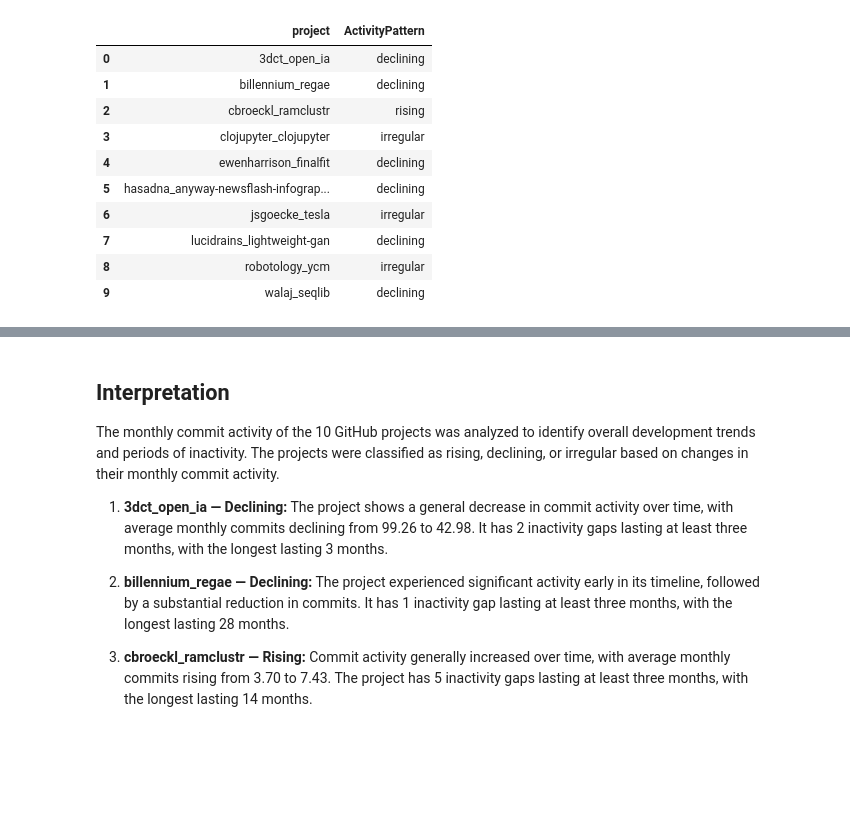
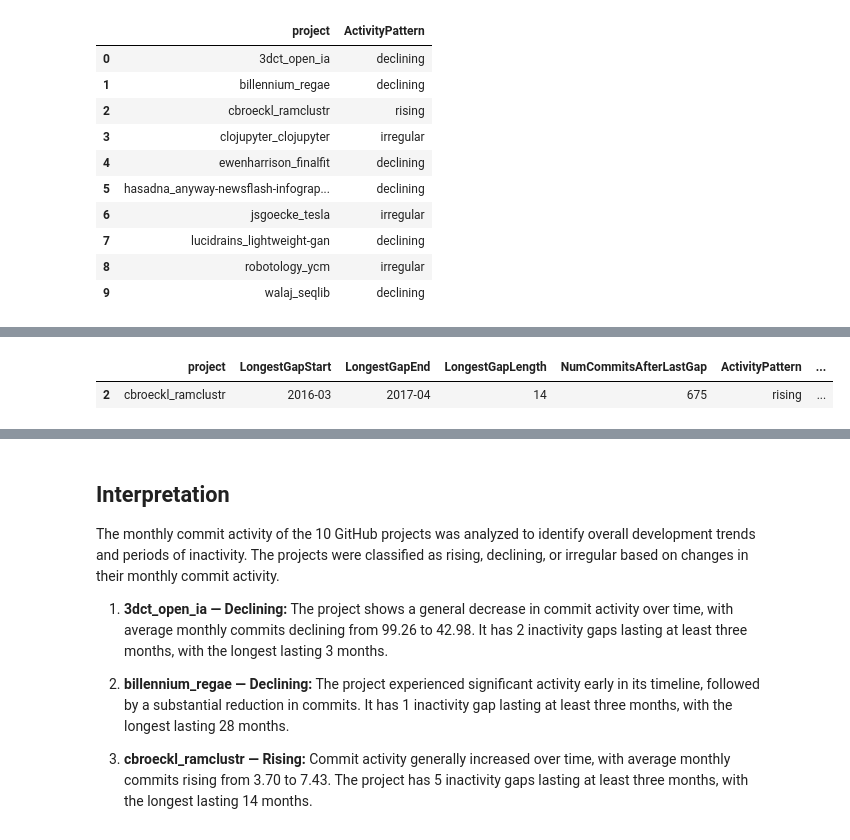
Before and after one commit to Bansari26700/MiniProject2, a Jupyter notebook: bxy539.ipynb, the cells around one changed output, grey strips where cells are left out. Cells and saved outputs as stored; diff of their text form; code cells hidden in the pictures; blank space fills up the shorter version.

```diff
--- a/bxy539.ipynb
+++ b/bxy539.ipynb
@@ -1168,0 +2330,15 @@ Missing activity patterns: 0
+# %%
+
+# Get latest 10 commits for Project 2
+project_data = commits[
+    commits["project_wocid"] == "billennium_regae"
+].copy()
+
+recent_commits = project_data.sort_values(
+    "date"
+).tail(10)
+
+print("LATEST 10 COMMITS:")
+
+for msg in recent_commits["commit message"]:
+    print("-", msg)
@@ -1168,0 +2403,52 @@ Missing activity patterns: 0
+# %%
+
+# Part 4 - Project 3: cb roeckl_ramclustr
+
+project_id = "cbroeckl_ramclustr"
+
+# Display the longest gap information
+display(
+    stats.loc[
+        stats["project"] == project_id,
+        [
+            "project",
+            "LongestGapStart",
+            "LongestGapEnd",
+            "LongestGapLength",
+            "NumCommitsAfterLastGap",
+            "ActivityPattern",
+            "last_commit_date"
+        ]
+    ]
+)
+
+# Get commits before and after the gap
+project_commits = gap_commits_df[
+    gap_commits_df["project_wocid"] == project_id
+]
+
+print("AUTHORS BEFORE GAP:")
+print(
+    project_commits.loc[
+        project_commits["pre/post"] == "pre",
+        "author"
+    ].unique()
+)
+
+print("\nAUTHORS AFTER GAP:")
+print(
+    project_commits.loc[
+        project_commits["pre/post"] == "post",
+        "author"
+    ].unique()
+)
+
+print("\nPOST-GAP COMMIT MESSAGES:")
+for msg in project_commits.loc[
+    project_commits["pre/post"] == "post",
+    "commit message"
+]:
+    print("-", msg)
+# %% [output]
+|  | project | LongestGapStart | LongestGapEnd | LongestGapLength | NumCommitsAfterLastGap | ActivityPattern | ... |
+| 2 | cbroeckl_ramclustr | 2016-03 | 2017-04 | 14 | 675 | rising | ... |
```
Also changed, not shown: parts of 88 cells of this notebook, 12 other files.
